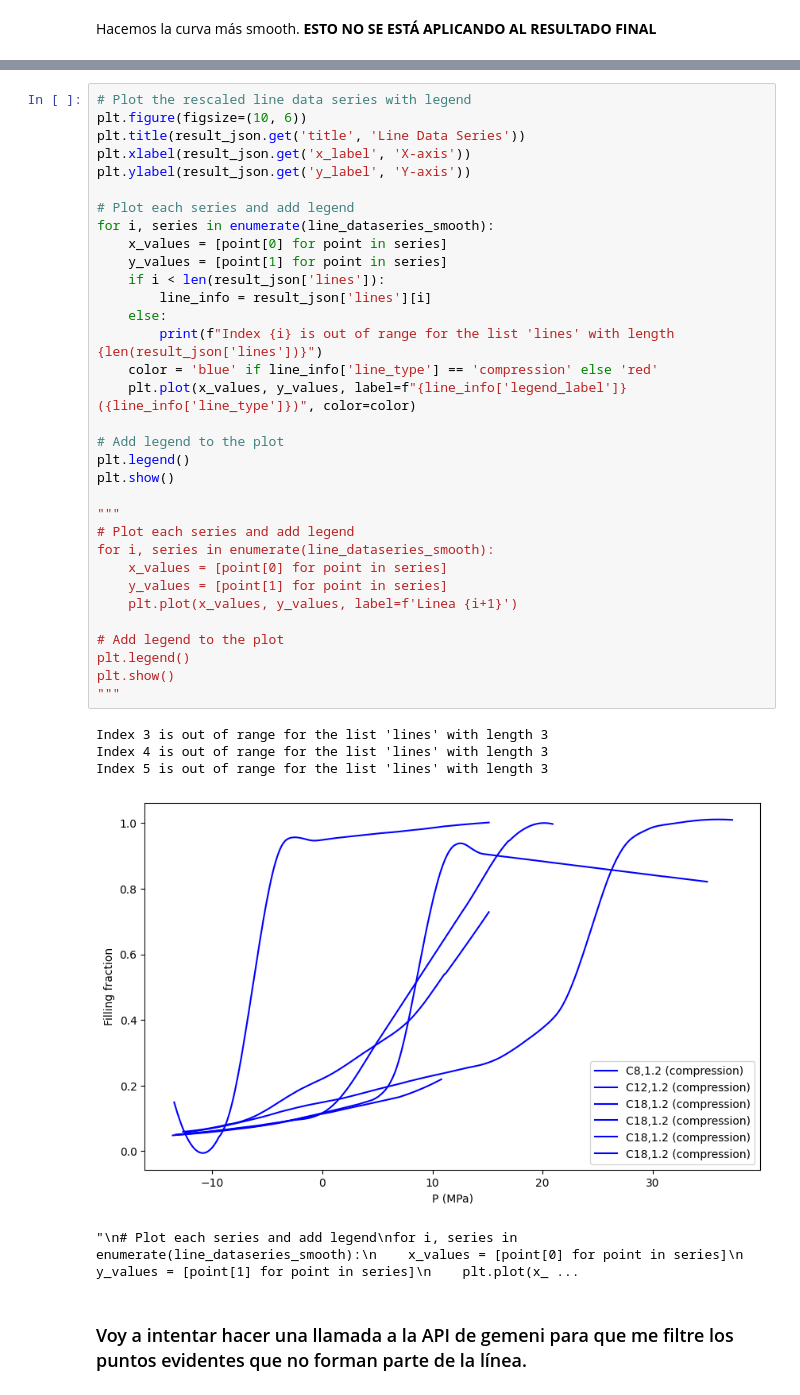
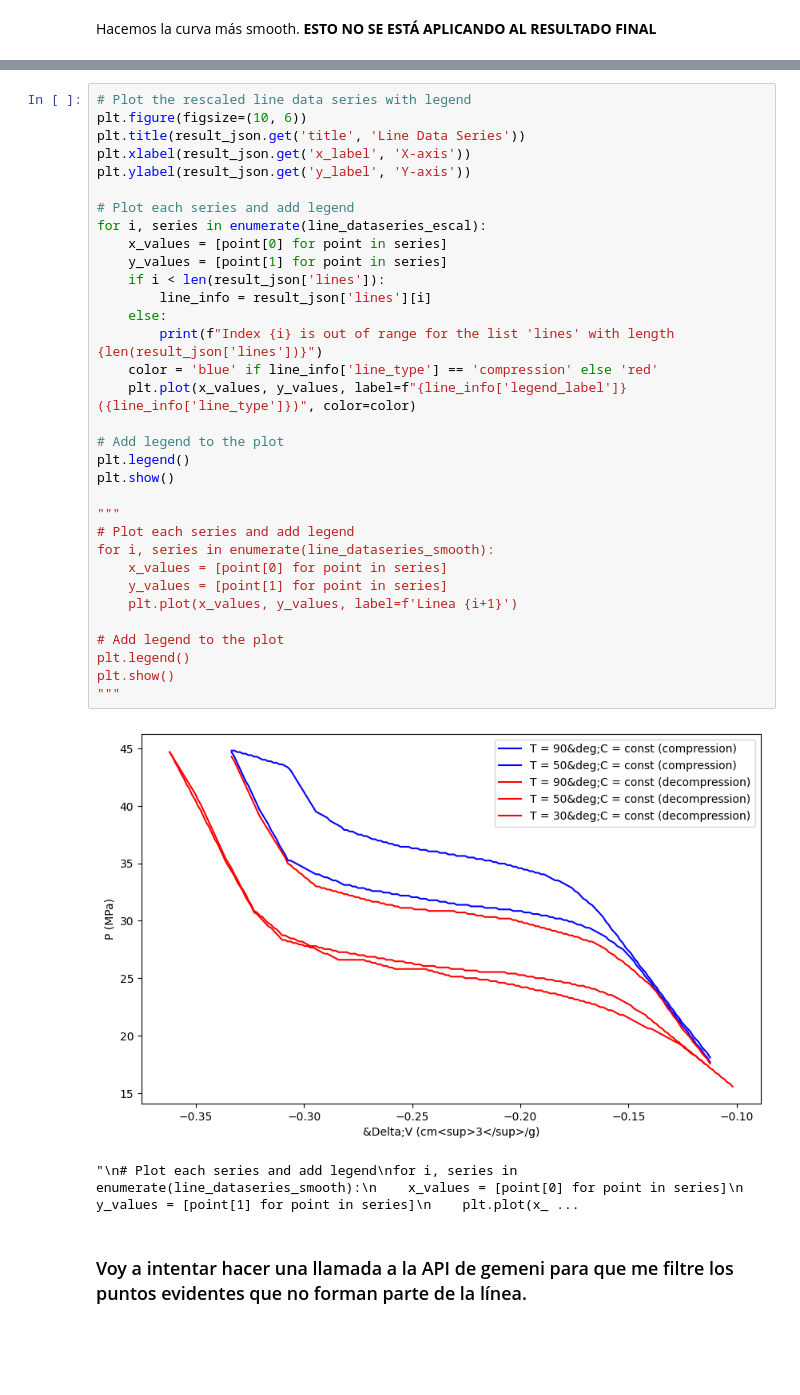
Before and after one commit to f92esmup/Automated-Graphical-Data-Extraction-for-Nanoporous-Materials, a Jupyter notebook: Image.ipynb, the cells around one changed output, grey strips where cells are left out. Saved outputs shown, nothing was run; the diff lists cells and outputs as text; blank space fills up the shorter version.

```diff
--- a/Image.ipynb
+++ b/Image.ipynb
@@ -350,39 +349,36 @@ plt.figure(figsize=(10, 6))
 plt.title(result_json.get('title', 'Line Data Series'))
 plt.xlabel(result_json.get('x_label', 'X-axis'))
 plt.ylabel(result_json.get('y_label', 'Y-axis'))
 
 # Plot each series and add legend
-for i, series in enumerate(line_dataseries_smooth):
+for i, series in enumerate(line_dataseries_escal):
     x_values = [point[0] for point in series]
     y_values = [point[1] for point in series]
     if i < len(result_json['lines']):
         line_info = result_json['lines'][i]
     else:
         print(f"Index {i} is out of range for the list 'lines' with length {len(result_json['lines'])}")
     color = 'blue' if line_info['line_type'] == 'compression' else 'red'
     plt.plot(x_values, y_values, label=f"{line_info['legend_label']} ({line_info['line_type']})", color=color)
 
 # Add legend to the plot
 plt.legend()
 plt.show()
 
 """
 # Plot each series and add legend
 for i, series in enumerate(line_dataseries_smooth):
     x_values = [point[0] for point in series]
     y_values = [point[1] for point in series]
     plt.plot(x_values, y_values, label=f'Linea {i+1}')
 
 # Add legend to the plot
 plt.legend()
 plt.show()
 """
 # %% [output]
+[figure, new version]
-Index 3 is out of range for the list 'lines' with length 3
-Index 4 is out of range for the list 'lines' with length 3
-Index 5 is out of range for the list 'lines' with length 3
+"\n# Plot each series and add legend\nfor i, series in enumerate(line_dataseries_smooth):\n    x_values = [point[0] for point in series]\n    y_values = [point[1] for point in series]\n    plt.plot(x_ ...
-[figure, old version]
-"\n# Plot each series and add legend\nfor i, series in enumerate(line_dataseries_smooth):\n    x_values = [point[0] for point in series]\n    y_values = [point[1] for point in series]\n    plt.plot(x_ ...
 # %% [markdown]
 ### Voy a intentar hacer una llamada a la API de gemeni para que me filtre los puntos evidentes que no forman parte de la línea.
 # %%
```
Also changed, not shown: parts of 6 cells of this notebook, 22 other files.
